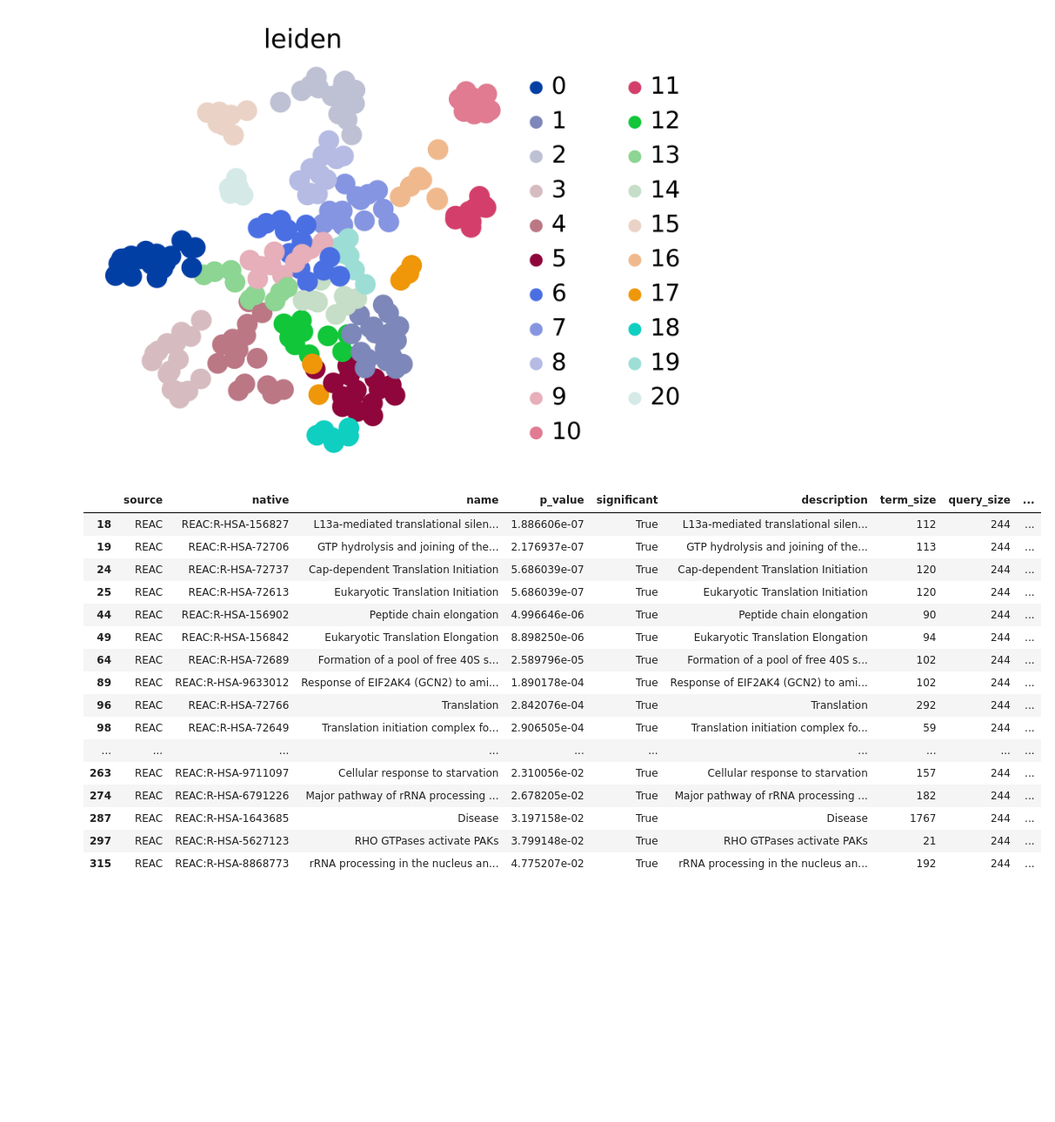
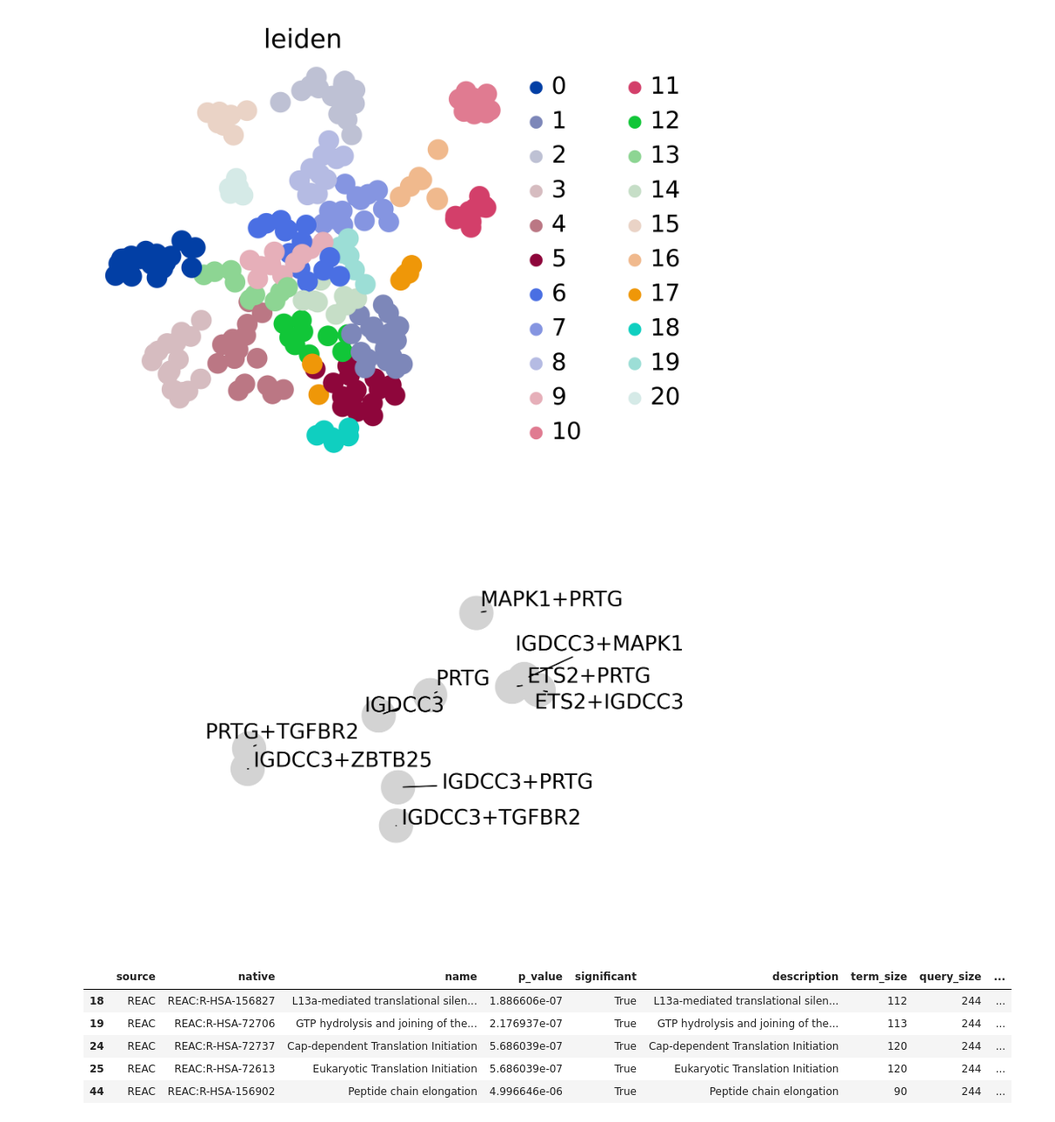
Before and after one commit to theislab/pertpy-reproducibility, a Jupyter notebook: norman/03_perturbation_space_analysis.ipynb, the cells around one changed output. Shown at 87% size. Drawn from its saved outputs; the diff is of its cells as text; code cells hidden in the pictures; blank space fills up the shorter version.

Commit message:
Reran Norman perturbation space analysis

```diff
--- a/norman/03_perturbation_space_analysis.ipynb
+++ b/norman/03_perturbation_space_analysis.ipynb
@@ -272,6 +272,33 @@ sc.tl.leiden(psadata_classifier, resolution=3)
 sc.pl.umap(psadata_classifier, color="leiden")
 # %% [output]
 [figure]
+# %%
+#TODO: Cluse-up UMAP of cluster of interest
+coi = psadata_classifier[(psadata_classifier.obsm["X_umap"][:, 1] > -2)
+                                & (psadata_classifier.obsm["X_umap"][:, 0] > 8)
+                                & (psadata_classifier.obsm["X_umap"][:, 1] < 2)]
+                                #& (psadata_classifier.obs["gene_programme"] == "Pro-growth")]
+
+fig, ax = plt.subplots(figsize=(4, 3))
+ax.margins(0.5)
+
+#annotated = pro_growth1[pro_growth1.obs["gene_programme"] != "Unknown"]
+sc.pl.umap(coi,
+           color="gene_programme",
+           show=False,
+           size=700,
+           ax=ax,
+           title = "",
+           palette=common_config.norman_gene_program_color_map
+           )
+
+texts = [ax.text(x, y, pert, fontsize=8) for x, y, pert in zip(coi.obsm["X_umap"][:, 0], coi.obsm["X_umap"][:, 1], coi.obs["perturbation_name"])]
+adjust_text(texts, arrowprops=dict(arrowstyle="-", color='k', lw=0.5))
+
+ax.get_legend().remove()
+plt.savefig("norman/figures/discriminator_coi_UMAP.pdf", bbox_inches="tight", format="pdf")
+# %% [output]
+[figure, added]
 # %%
 unknown_cluster = psadata_classifier[psadata_classifier.obs["leiden"] == "11"]
 unknown_perts = unknown_cluster.obs["perturbation_name"].unique()
@@ -282,27 +309,16 @@ sc.tl.rank_genes_groups(adata, groupby="Cluster of Interest")
 # %%
 # GSEA for genes that are UPREGULATED in the cluster of interest
 enrichment_up = sc.queries.enrich(adata, "To determine", pval_cutoff=0.01, log2fc_min=0)
 enrichment_up = enrichment_up[enrichment_up["source"] == "REAC"]
 enrichment_up.to_csv("norman/output/reactome_enrichment_up.csv")
-enrichment_up
+enrichment_up.head()
 # %% [output]
 |  | source | native | name | p_value | significant | description | term_size | query_size | ... |
 | 18 | REAC | REAC:R-HSA-156827 | L13a-mediated translational silen... | 1.886606e-07 | True | L13a-mediated translational silen... | 112 | 244 | ... |
 | 19 | REAC | REAC:R-HSA-72706 | GTP hydrolysis and joining of the... | 2.176937e-07 | True | GTP hydrolysis and joining of the... | 113 | 244 | ... |
 | 24 | REAC | REAC:R-HSA-72737 | Cap-dependent Translation Initiation | 5.686039e-07 | True | Cap-dependent Translation Initiation | 120 | 244 | ... |
 | 25 | REAC | REAC:R-HSA-72613 | Eukaryotic Translation Initiation | 5.686039e-07 | True | Eukaryotic Translation Initiation | 120 | 244 | ... |
 | 44 | REAC | REAC:R-HSA-156902 | Peptide chain elongation | 4.996646e-06 | True | Peptide chain elongation | 90 | 244 | ... |
-| 49 | REAC | REAC:R-HSA-156842 | Eukaryotic Translation Elongation | 8.898250e-06 | True | Eukaryotic Translation Elongation | 94 | 244 | ... |
-| 64 | REAC | REAC:R-HSA-72689 | Formation of a pool of free 40S s... | 2.589796e-05 | True | Formation of a pool of free 40S s... | 102 | 244 | ... |
-| 89 | REAC | REAC:R-HSA-9633012 | Response of EIF2AK4 (GCN2) to ami... | 1.890178e-04 | True | Response of EIF2AK4 (GCN2) to ami... | 102 | 244 | ... |
-| 96 | REAC | REAC:R-HSA-72766 | Translation | 2.842076e-04 | True | Translation | 292 | 244 | ... |
-| 98 | REAC | REAC:R-HSA-72649 | Translation initiation complex fo... | 2.906505e-04 | True | Translation initiation complex fo... | 59 | 244 | ... |
-| ... | ... | ... | ... | ... | ... | ... | ... | ... | ... |
-| 263 | REAC | REAC:R-HSA-9711097 | Cellular response to starvation | 2.310056e-02 | True | Cellular response to starvation | 157 | 244 | ... |
-| 274 | REAC | REAC:R-HSA-6791226 | Major pathway of rRNA processing ... | 2.678205e-02 | True | Major pathway of rRNA processing ... | 182 | 244 | ... |
-| 287 | REAC | REAC:R-HSA-1643685 | Disease | 3.197158e-02 | True | Disease | 1767 | 244 | ... |
-| 297 | REAC | REAC:R-HSA-5627123 | RHO GTPases activate PAKs | 3.799148e-02 | True | RHO GTPases activate PAKs | 21 | 244 | ... |
-| 315 | REAC | REAC:R-HSA-8868773 | rRNA processing in the nucleus an... | 4.775207e-02 | True | rRNA processing in the nucleus an... | 192 | 244 | ... |
 # %%
 # GSEA for genes that are DOWNREGULATED in the cluster of interest
 enrichment_down = sc.queries.enrich(adata, "To determine", pval_cutoff=0.01, log2fc_max=0)
```
Also changed, not shown: parts of 4 cells of this notebook.
